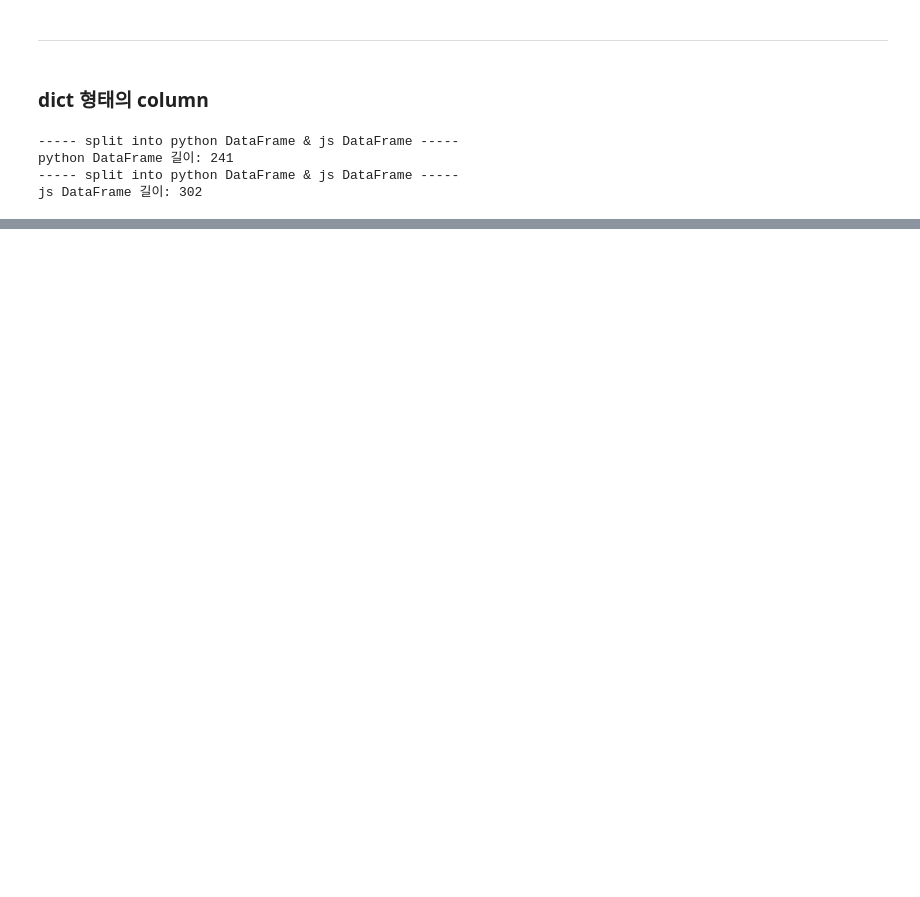
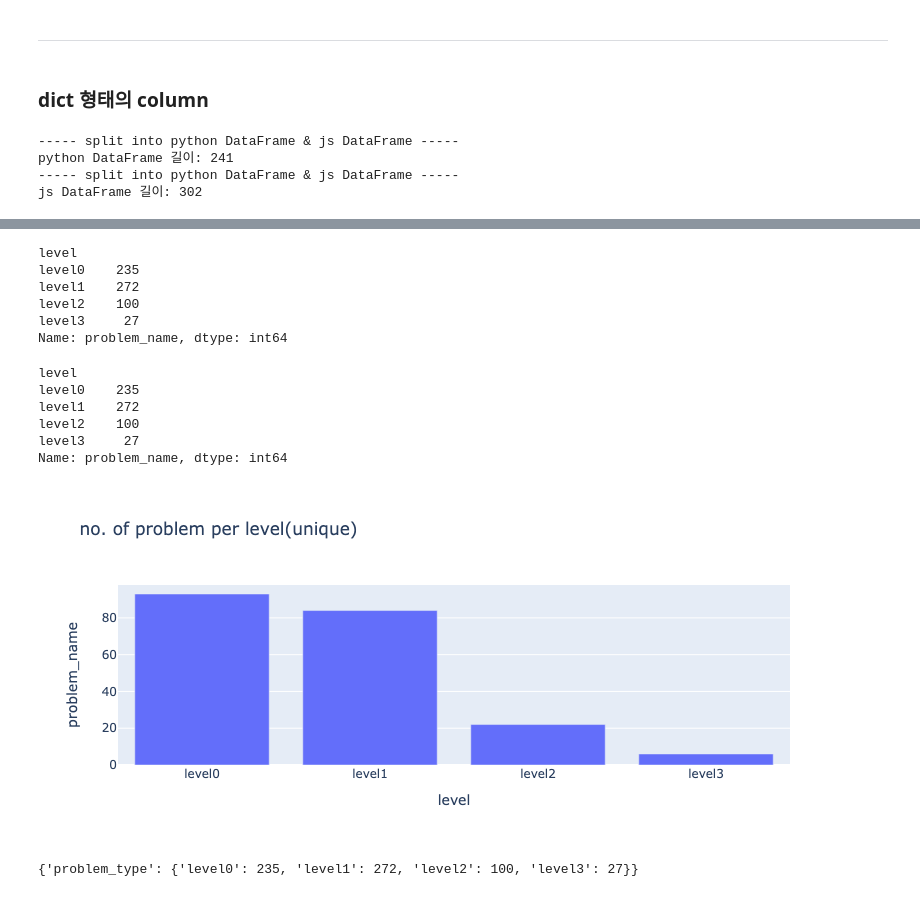
Before and after one commit to Algorithm-Coding-Test-Data-Analysis/algoview, a Jupyter notebook: dataAnalysis/notebook/json_to_dataframe.ipynb, the cells around one changed output, grey strips where cells are left out. Cells and saved outputs as stored; diff of their text form; code cells hidden in the pictures; blank space fills up the shorter version.

```diff
--- a/dataAnalysis/notebook/json_to_dataframe.ipynb
+++ b/dataAnalysis/notebook/json_to_dataframe.ipynb
@@ -291,0 +390,36 @@ py_df[py_df["file_name"] == "Lv1_2018_프로그래머스_소수 만들기_구현
+# %%
+df = js_df.groupby("level")["problem_name"].count()
+fig = px.bar(df, x = df.index, y = "problem_name", title = "no. of problem per level")
+fig.write_html("no_prob_per_level.html")
+fig
+# %% [output]
+level
+level0    235
+level1    272
+level2    100
+level3     27
+Name: problem_name, dtype: int64
+# %%
+df
+# %% [output]
+level
+level0    235
+level1    272
+level2    100
+level3     27
+Name: problem_name, dtype: int64
+# %%
+df = js_df[["level","problem_name"]].drop_duplicates().groupby("level").count()
+fig = px.bar(df, x = df.index, y = "problem_name", title = "no. of problem per level(unique)")
+fig.write_html("no_prob_per_level_drop_dup.html")
+fig
+# %% [output]
+[figure, added]
+# %%
+df = js_df.groupby("level")[["problem_type"]].count()
+fig = px.bar(df, x = df.index, y = "problem_type", title = "number of problem types per levels")
+fig.write_html("no_type_per_level.html")
+fig
+df.to_dict()
+# %% [output]
+{'problem_type': {'level0': 235, 'level1': 272, 'level2': 100, 'level3': 27}}
```
Also changed, not shown: parts of 61 cells of this notebook.
